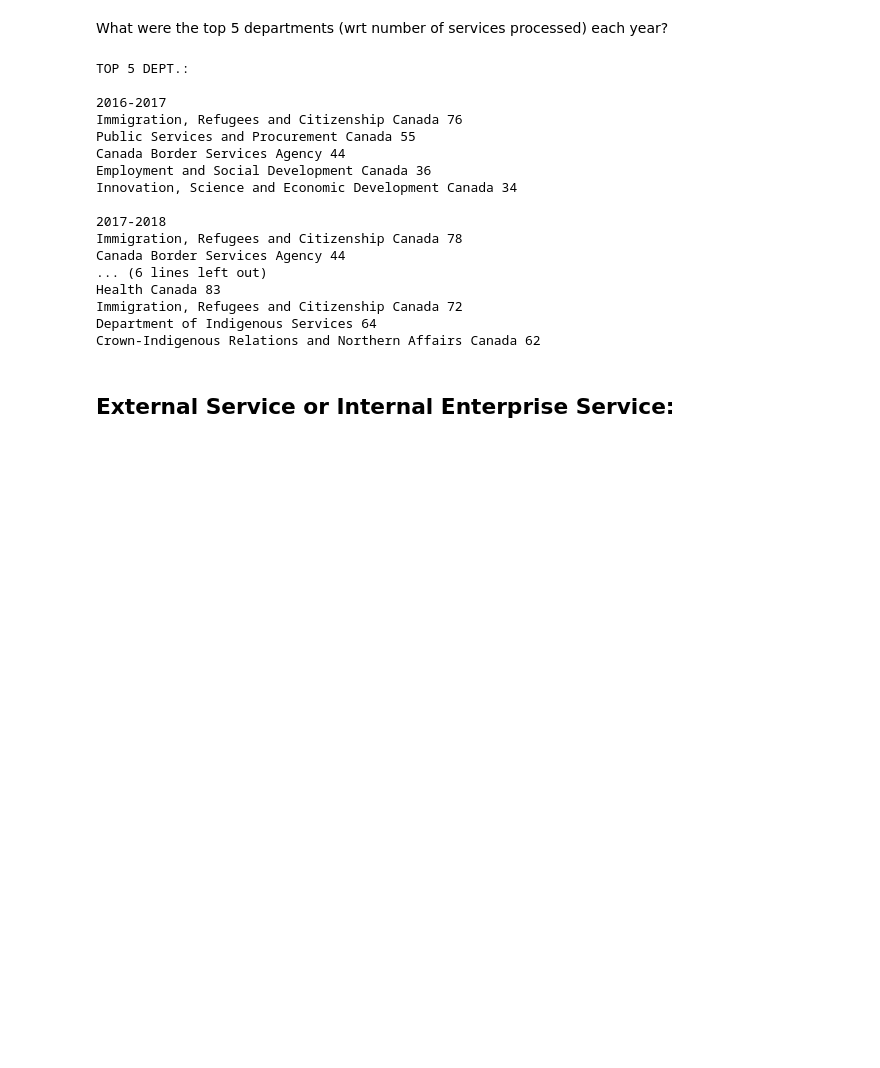
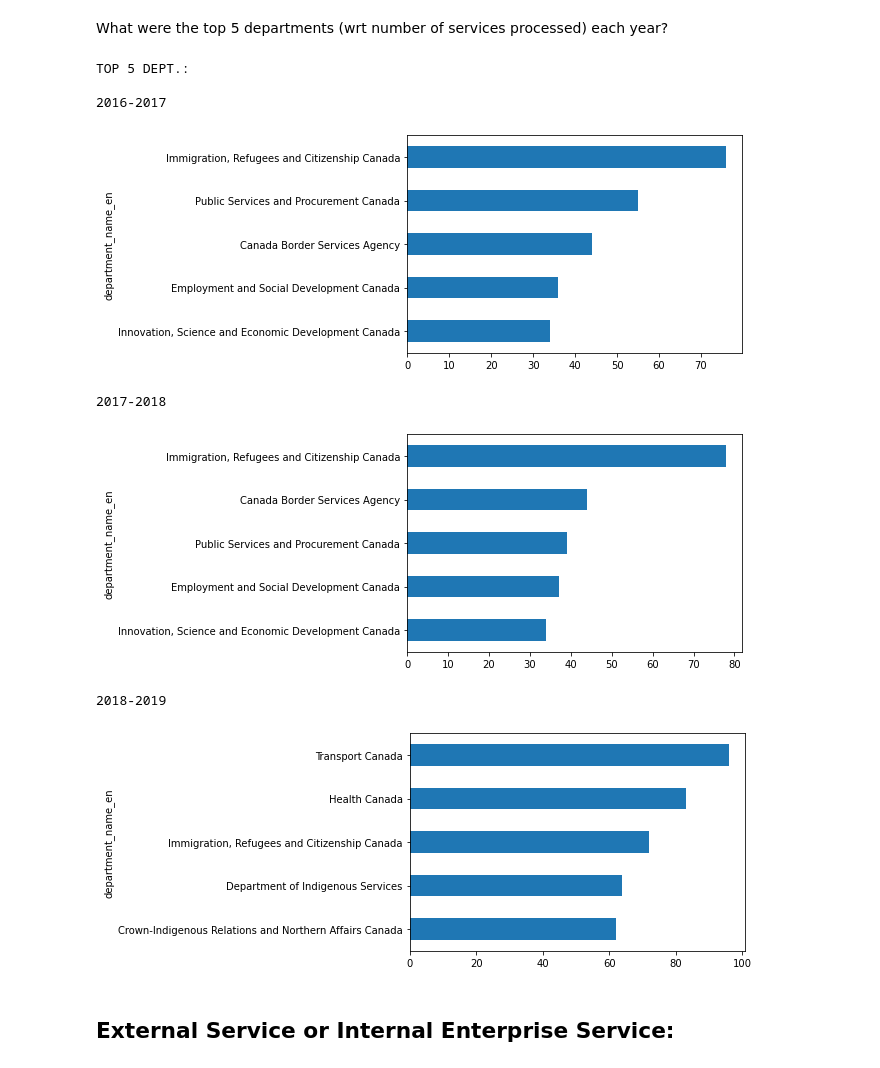
Before and after one commit to d-ta/GC-Service-Inventory-EDA, a Jupyter notebook: GC Service Inventory_D.ipynb, the cells around one changed output. Cells and saved outputs as stored; diff of their text form; code cells hidden in the pictures; blank space fills up the shorter version.

Commit message:
added bar plot

```diff
--- a/GC Service Inventory_D.ipynb
+++ b/GC Service Inventory_D.ipynb
@@ -248,27 +248,20 @@ What were the top 5 departments (wrt number of services processed) each year?
 # %%
 print('TOP 5 DEPT.:')
 for i in range(3):
     print('\n' + yrs[i])
-    for idx, val in ss[i].sort_values(ascending=False).iloc[0:5].iteritems():
-        print(idx, val)
+    #for idx, val in ss[i].sort_values(ascending=False).iloc[0:5].iteritems():
+    #    print(idx, val)
+    ss[i].sort_values(ascending=False).iloc[0:5].sort_values().plot.barh()
+    plt.show()
 # %% [output]
 TOP 5 DEPT.:
 
 2016-2017
-Immigration, Refugees and Citizenship Canada 76
-Public Services and Procurement Canada 55
-Canada Border Services Agency 44
-Employment and Social Development Canada 36
-Innovation, Science and Economic Development Canada 34
-
-2017-2018
-Immigration, Refugees and Citizenship Canada 78
-Canada Border Services Agency 44
-... (6 lines left out)
-Health Canada 83
-Immigration, Refugees and Citizenship Canada 72
-Department of Indigenous Services 64
-Crown-Indigenous Relations and Northern Affairs Canada 62
+[figure, added]
+2017-2018
+[figure, added]
+2018-2019
+[figure, added]
 # %% [markdown]
 ## External Service or Internal Enterprise Service:
 # %%
```
